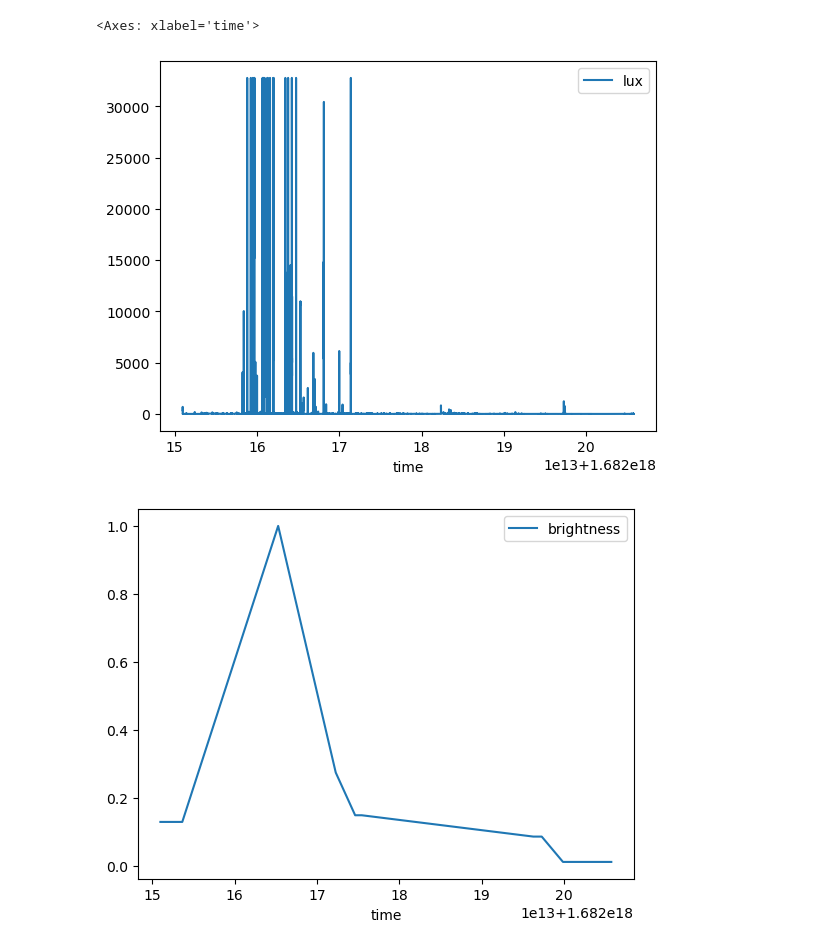
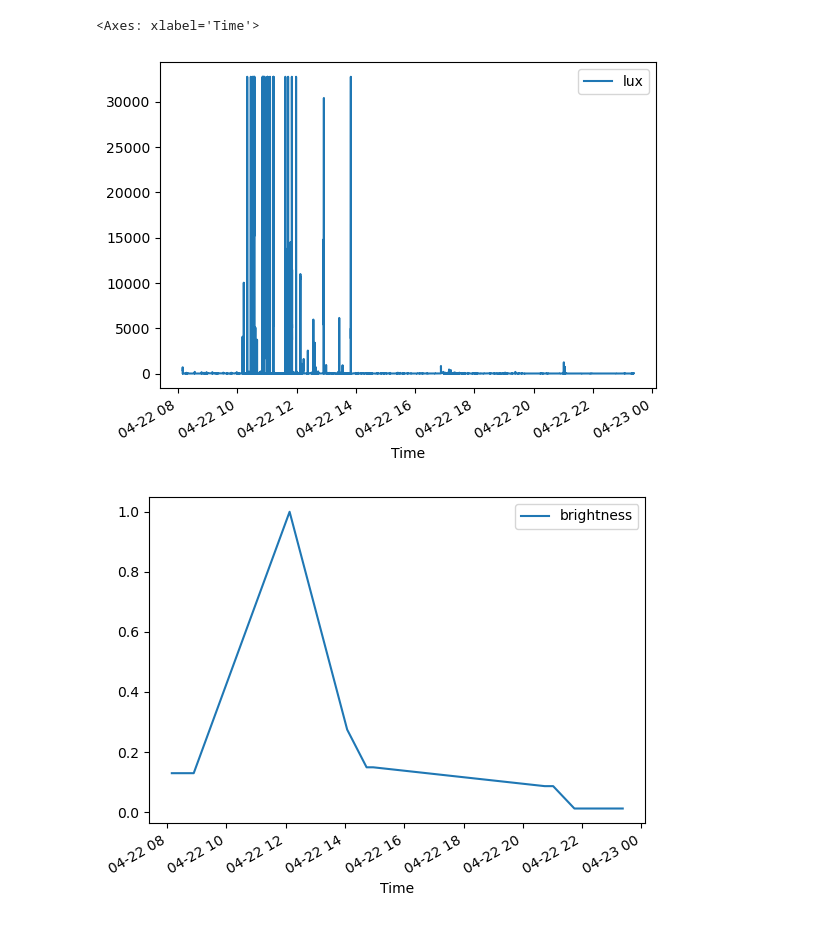
Before and after one commit to AlexeiMari/ML4B-2023, a Jupyter notebook: JupyterNotebooks/LightBrightnessDisplay Test.ipynb, the cells around one changed output. Cells and saved outputs as stored; diff of their text form; code cells hidden in the pictures.

```diff
--- a/JupyterNotebooks/LightBrightnessDisplay Test.ipynb
+++ b/JupyterNotebooks/LightBrightnessDisplay Test.ipynb
@@ -7,9 +7,26 @@ import csv
 import json
 import matplotlib.pyplot as plt
 # %%
-light = pd.read_csv(r"C:\Users\ReneJ\Desktop\Data\2023-04-22_08-09-30\Light.csv")
-displayB = pd.read_csv(r"C:\Users\ReneJ\Desktop\Data\2023-04-22_08-09-30\Brightness.csv")
-battery = pd.read_csv(r"C:\Users\ReneJ\Desktop\Data\2023-04-22_08-09-30\Battery.csv")
-acc = pd.read_csv(r"C:\Users\ReneJ\Desktop\Data\2023-04-22_08-09-30\Accelerometer.csv")
-acc
+#CSVs einlesen und DataFrames bauen. Weirde Spalten löschen und ne richtige Zeite Spalte hinzufügen
+
+path = r"C:\Users\ReneJ\Desktop\Data"
+
+light = pd.read_csv(path+ r"\2023-04-22_08-09-30\Light.csv")
+displayB = pd.read_csv(path + r"\2023-04-22_08-09-30\Brightness.csv")
+battery = pd.read_csv(path + r"\2023-04-22_08-09-30\Battery.csv")
+location = pd.read_csv(path + r"\2023-04-22_08-09-30\Location.csv")
+
+light["Time"] = pd.to_datetime(light['time'], unit = 'ns')
+light.drop(columns=["time", "seconds_elapsed"])
+
+displayB["Time"] = pd.to_datetime(displayB["time"], unit = 'ns')
+displayB.drop(columns=["time", "seconds_elapsed"])
+
+battery["Time"] = pd.to_datetime(battery['time'], unit = 'ns')
+battery.drop(columns=["time", "seconds_elapsed"])
+
+location["Time"] = pd.to_datetime(location['time'], unit = 'ns')
+location.drop(columns=["time", "seconds_elapsed"])
+
+location
 # %% [output]
@@ -29,8 +46,8 @@ acc
 # %%
-light.plot(x= "time", y = "lux")
-displayB.plot(x = "time", y = "brightness")
-battery.plot(x = "time", y = "batteryLevel")
+light.plot(x= "Time", y = "lux")
+displayB.plot(x = "Time", y = "brightness")
+battery.plot(x = "Time", y = "batteryLevel")
 # %% [output]
-<Axes: xlabel='time'>
+<Axes: xlabel='Time'>
-[figure, old version]
+[figure, new version]
-[figure, old version]
+[figure, new version]
```
Also changed, not shown: parts of 3 cells of this notebook, 1 other file.
